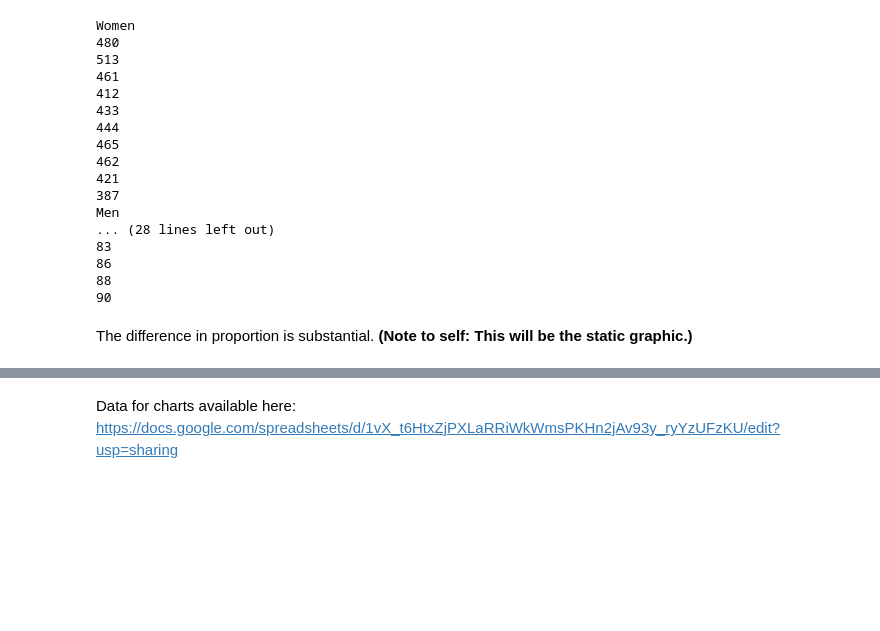
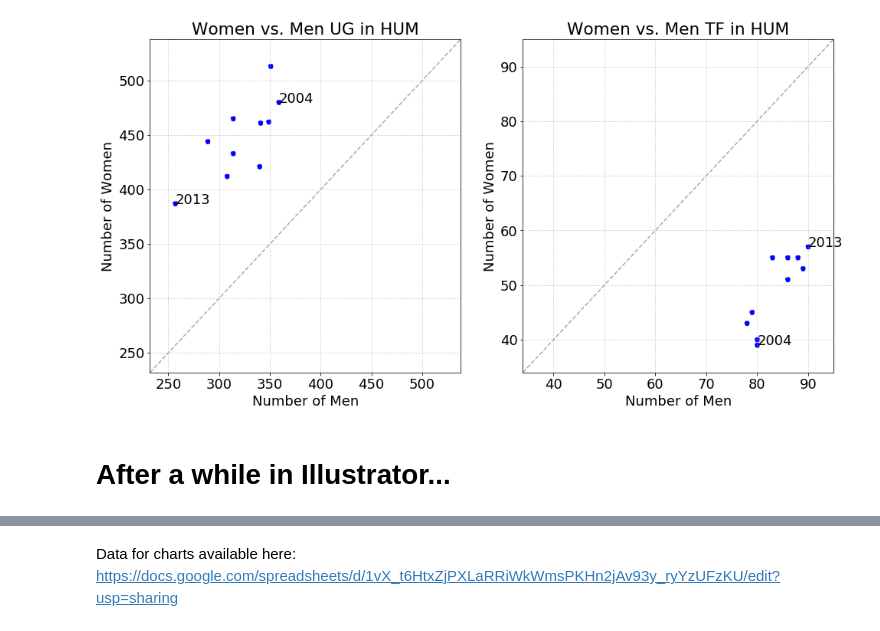
Before and after one commit to jsonkao/CU-female-representation, a Jupyter notebook: notebooks/female-representation.ipynb, the cells around one changed output, grey strips where cells are left out. Cells and saved outputs as stored; diff of their text form; code cells hidden in the pictures; blank space fills up the shorter version.

```diff
--- a/notebooks/female-representation.ipynb
+++ b/notebooks/female-representation.ipynb
@@ -26,7 +27,7 @@ divisions = [
 ]
 
 ranks = [
-    ('Undergraduate Major and Concentrator Students', 'UC'),
+    ('Undergraduate Major and Concentrator Students', 'UG'),
     ('Graduate Students', 'GS'),
     ('Tenure Eligible Faculty', 'TE'),
     ('Tenured Faculty', 'TF'),
@@ -98,6 +112,7 @@ We notice a striking result from the humanities charts: undergraduate students a
 # %%
-fig, ax_lst = plt.subplots(1, 2, figsize=(16,8))
-for r in range(2):
-    plotSquare(ax_lst[r], 1, r*3, abbreviate=False, verbose=True, line=False, annotate=True)
+def drawHumanitiesComparisons():
+    fig, ax_lst = plt.subplots(1, 2, figsize=(16,8))
+    for r in range(2):
+        plotSquare(ax_lst[r], 1, r*3, abbreviate=True, line=False, annotate='ends')
 
-plt.savefig('output.pdf', transparent=True)
+    # plt.savefig('output.pdf', transparent=True)
@@ -146,27 +119,6 @@ plotDisparity(ax_lst, 1, abbreviate=False)
-# %%
-for r in range(2):
-    t = requestTable(1, r*3)
-    for c in ['Women', 'Men']:
-        print(c)
-        for a in t[c]:
-            print(a)
-# %% [output]
-Women
-480
-513
-461
-412
-433
-444
-465
-462
-421
-387
-Men
-... (28 lines left out)
-83
-86
-88
-90
-# %% [markdown]
-The difference in proportion is substantial. **(Note to self: This will be the static graphic.)**
+# %%
+drawHumanitiesComparisons()
+# %% [output]
+[figure, added]
+# %% [markdown]
+# After a while in Illustrator...
```
Also changed, not shown: parts of 27 cells of this notebook, 2 other files.
